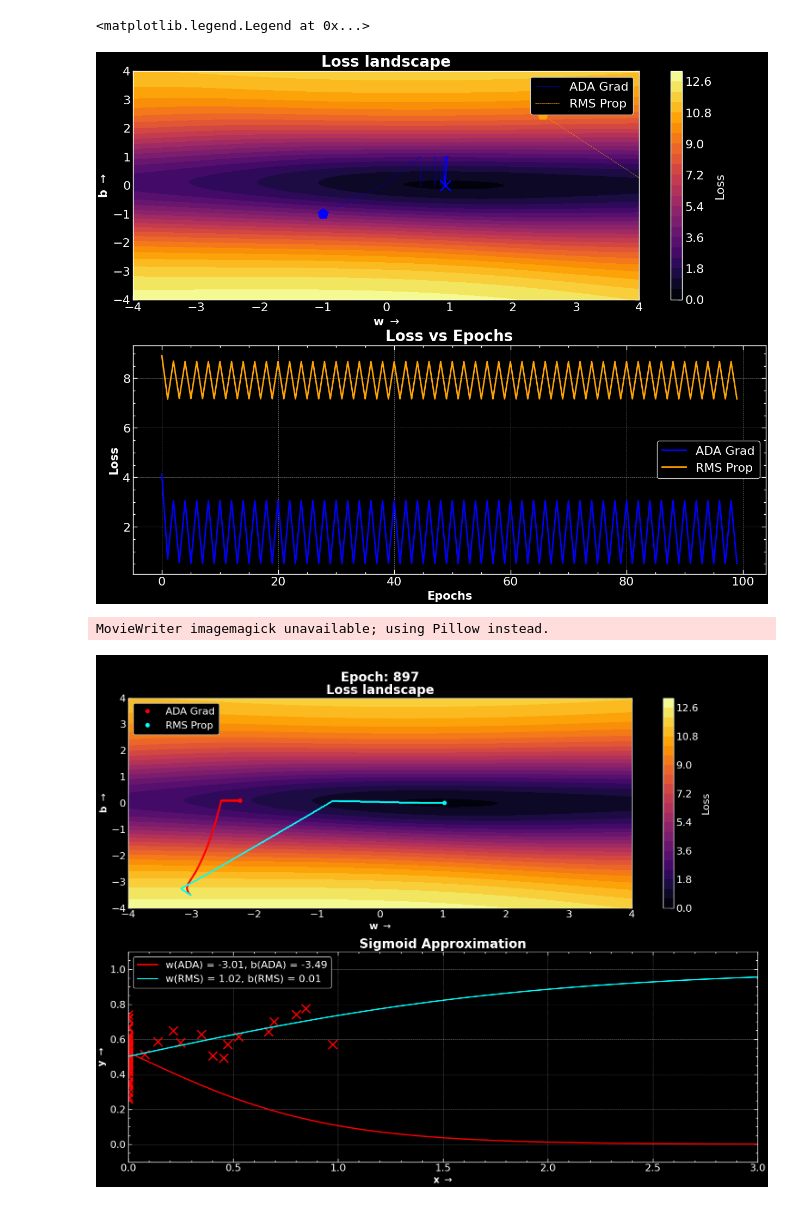
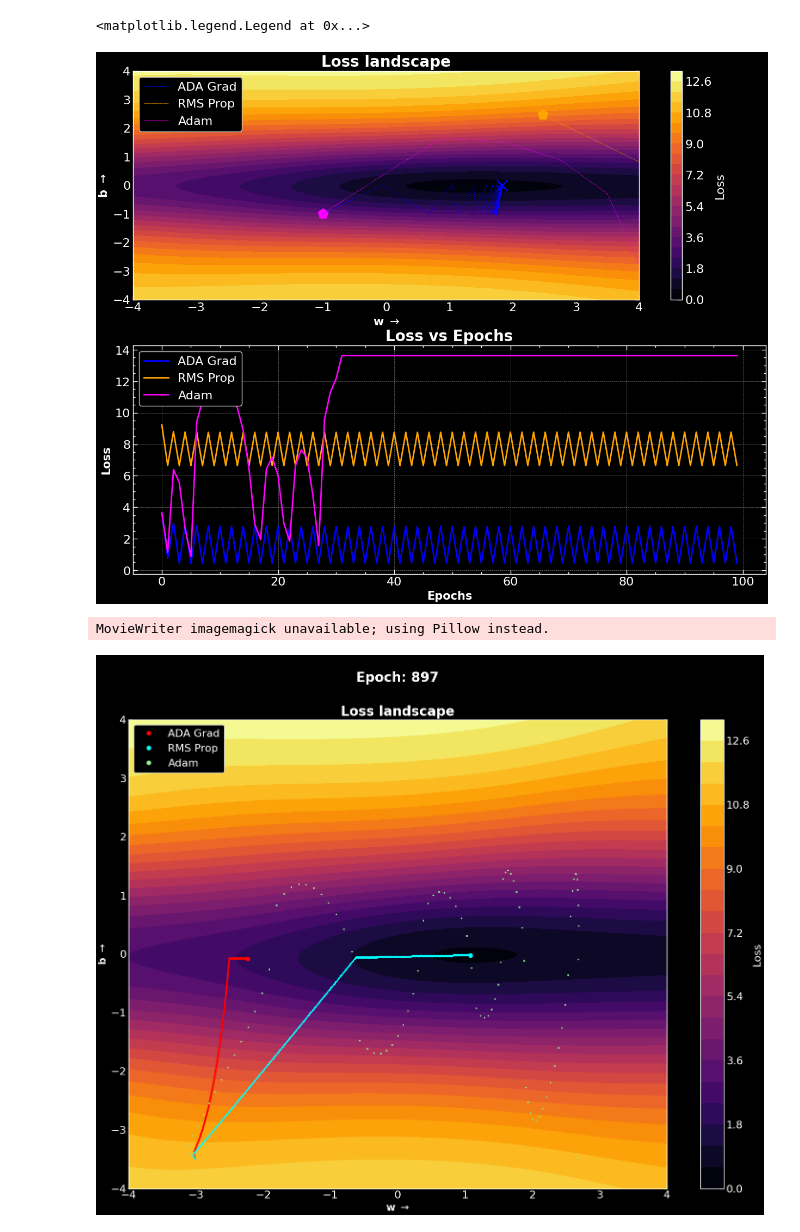
Before and after one commit to ScientificArchisman/Numerical-methods, a Jupyter notebook: Optimisation_algorithms/optim.ipynb, the cells around one changed output. Saved outputs shown, nothing was run; the diff lists cells and outputs as text; code cells hidden in the pictures.

```diff
--- a/Optimisation_algorithms/optim.ipynb
+++ b/Optimisation_algorithms/optim.ipynb
@@ -295,6 +334,7 @@ loss_matrix, w_vals, b_vals = sig.plot_loss_landscape(fig, ax1, cmap = "inferno"
 # losses_mini, ws_mini, bs_mini = sig.do_minibatch_gradient_descent(lr=1.0, epochs=EPOCHS, starting_point=(-2, -2))
 losses_ada, ws_ada, bs_ada = sig.do_adagrad(lr=1.0, epochs=EPOCHS, starting_point=(-2, -2))
 losses_rms, ws_rms, bs_rms = sig.do_rmsprop(lr=1.0, epochs=EPOCHS, beta = 0.95, starting_point=(-2, -2))
+losses_adam, ws_adam, bs_adam = sig.do_adam(lr=1.0, epochs=EPOCHS, starting_point=(-2, -2))
 
 
 # sig.trace_path(ws_VGD, bs_VGD, "white", "Vanilla Gradient Descent", ax1)
@@ -304,6 +344,7 @@ losses_rms, ws_rms, bs_rms = sig.do_rmsprop(lr=1.0, epochs=EPOCHS, beta = 0.95,
 # sig.trace_path(ws_mini, bs_mini, "cyan", "Minibatch Gradient Descent", ax1, markersize=0.2)
 sig.trace_path(ws_ada, bs_ada, "blue", "ADA Grad", ax1, markersize=0.2)
 sig.trace_path(ws_rms, bs_rms, "orange", "RMS Prop", ax1, markersize=0.2)
+sig.trace_path(ws_adam, bs_adam, "magenta", "Adam", ax1, markersize=0.2)
 
 
 # ax2.plot(losses_VGD, label = "Vanilla Gradient Descent", color = "white")
@@ -313,6 +354,7 @@ sig.trace_path(ws_rms, bs_rms, "orange", "RMS Prop", ax1, markersize=0.2)
 # ax2.plot(losses_mini, label = "Minibatch Gradient Descent", color = "cyan")
 ax2.plot(losses_ada, label = "ADA Grad", color = "blue")
 ax2.plot(losses_rms, label = "RMS Prop", color = "orange")
+ax2.plot(losses_adam, label = "Adam", color = "magenta")
 
 ax2.set_xlabel("Epochs", fontsize = 15, fontweight = "bold")
 ax2.set_ylabel("Loss", fontsize = 15, fontweight = "bold")
@@ -320,17 +362,9 @@ ax2.set_title("Loss vs Epochs", fontsize = 20, fontweight = "bold")
 ax2.legend()
 # %% [output]
 <matplotlib.legend.Legend at 0x...>
-[figure, old version]
+[figure, new version]
 # %%
-fig, ax = plt.subplots(2, 1, figsize=(15, 12))
-
-ax1, ax2 = ax.ravel()
-ax2.set_xlim(0, 3)
-ax2.set_ylim(-0.1, 1.1)
-ax2.set_title("Sigmoid Approximation", fontsize = 20, fontweight = "bold")
-ax2.set_xlabel(r"x $\rightarrow$", fontsize = 15, fontweight = "bold")
-ax2.set_ylabel(r"y $\rightarrow$", fontsize = 15, fontweight = "bold")
-ax2.scatter(xtrue, ytrue, color = "red", s = 200, marker = "x")
+fig, ax1 = plt.subplots(1, figsize=(15, 12))
 
 loss_matrix, w_vals, b_vals = sig.plot_loss_landscape(fig, ax1, cmap = "inferno")
 
@@ -345,6 +379,7 @@ STARTING_POINT = (-3, -3.5)
 # losses_mini, ws_mini, bs_mini = sig.do_minibatch_gradient_descent(lr=1.0, epochs=EPOCHS, starting_point=STARTING_POINT) # Minibatch
 losses_ada, ws_ada, bs_ada = sig.do_adagrad(lr=0.01, epochs=EPOCHS, starting_point=STARTING_POINT)
 losses_rms, ws_rms, bs_rms = sig.do_rmsprop(lr=0.01, epochs=EPOCHS, beta = 0.5, starting_point=STARTING_POINT)
+losses_adam, ws_adam, bs_adam = sig.do_adam(lr=0.1, epochs=EPOCHS, starting_point=STARTING_POINT)
 
 
 # line_pt_vgd, = ax1.plot([], [], "o", color = "lightgreen", markersize = 1.5) # VGD
@@ -354,6 +389,7 @@ losses_rms, ws_rms, bs_rms = sig.do_rmsprop(lr=0.01, epochs=EPOCHS, beta = 0.5,
 # line_pt_mini, = ax1.plot([], [], "-", linewidth = 1.0, color = "cyan", markersize = 1.2) # Minibatch
 line_pt_ada, = ax1.plot([], [], "o", color = "red", markersize = 1.5) # ADA Grad
 line_pt_rms, = ax1.plot([], [], "o", color = "cyan", markersize = 1.5) # RMS Prop
+line_pt_adam, = ax1.plot([], [], "o", color = "lightgreen", markersize = 1.5) # Adam
 
 
 
@@ -364,10 +400,12 @@ line_pt_rms, = ax1.plot([], [], "o", color = "cyan", markersize = 1.5) # RMS Pro
                         #  label = f"w(SGD) = {ws_SGD[0]:.2f}, b(SGD) = {bs_SGD[0]:.2f}") #SGD
 # line_sig_mini, = ax2.plot([], [], "-", color = "cyan", markersize = 0.2,
                             # label = f"w(Mini) = {ws_mini[0]:.2f}, b(Mini) = {bs_mini[0]:.2f}") # Minibatch
-line_sig_ada, = ax2.plot([], [], "-", color = "red", markersize = 0.2,
-                            label = f"w(ADA) = {ws_ada[0]:.2f}, b(ADA) = {bs_ada[0]:.2f}") # ADA Grad
-line_sig_rms, = ax2.plot([], [], "-", color = "cyan", markersize = 0.2,
-                            label = f"w(RMS) = {ws_rms[0]:.2f}, b(RMS) = {bs_rms[0]:.2f}") # RMS Prop
+# line_sig_ada, = ax2.plot([], [], "-", color = "red", markersize = 0.2,
+#                             label = f"w(ADA) = {ws_ada[0]:.2f}, b(ADA) = {bs_ada[0]:.2f}") # ADA Grad
+# line_sig_rms, = ax2.plot([], [], "-", color = "cyan", markersize = 0.2,
+#                             label = f"w(RMS) = {ws_rms[0]:.2f}, b(RMS) = {bs_rms[0]:.2f}") # RMS Prop
+# line_sig_adam, = ax2.plot([], [], "-", color = "lightgreen", markersize = 0.2,
+#                             label = f"w(Adam) = {ws_adam[0]:.2f}, b(Adam) = {bs_adam[0]:.2f}") # Adam
 
 # point_vgd, = ax1.plot([], [], "o", color = "lightgreen",  label = "Vanilla Gradient Descent") #VGD
 # point_mgd, = ax1.plot([], [], "ro",  label = "Momentum based Gradient Descent") #MGD
@@ -376,6 +414,7 @@ line_sig_rms, = ax2.plot([], [], "-", color = "cyan", markersize = 0.2,
 # point_mini, = ax1.plot([], [], "o", color = "cyan",  label = "Minibatch") # Minibatch
 point_ada, = ax1.plot([], [], "o", color = "red",  label = "ADA Grad") # ADA Grad
 point_rms, = ax1.plot([], [], "o", color = "cyan",  label = "RMS Prop") # RMS Prop
+point_adam, = ax1.plot([], [], "o", color = "lightgreen",  label = "Adam") # Adam
 
 ax1.legend(loc = "upper left")
 
@@ -392,6 +431,7 @@ def init():
     # line_pt_mini.set_data([], [])
     line_pt_ada.set_data([], [])
     line_pt_rms.set_data([], [])
+    line_pt_adam.set_data([], [])
 
 
     # line_sig_vgd.set_data([], [])
@@ -399,8 +439,9 @@ def init():
     # line_sig_nag.set_data([], [])
     # line_sig_sgd.set_data([], [])
     # line_sig_mini.set_data([], [])
-    line_sig_ada.set_data([], [])
-    line_sig_rms.set_data([], [])
+    # line_sig_ada.set_data([], [])
+    # line_sig_rms.set_data([], [])
+    # line_sig_adam.set_data([], [])
 
     # point_vgd.set_data([], [])
     # point_mgd.set_data([], [])
@@ -409,10 +450,11 @@ def init():
     # point_mini.set_data([], [])
     point_ada.set_data([], [])
     point_rms.set_data([], [])
+    point_adam.set_data([], [])
 
 
     suptitle.set_text("Epoch: 0")
-    return  line_pt_ada, line_pt_rms, line_sig_ada, line_sig_rms, point_ada, point_rms, suptitle
+    return  line_pt_ada, line_pt_rms, point_ada, point_rms, line_pt_adam,  point_adam, suptitle
 
 xfit = np.linspace(0, 3, 100)
 epoch_text = ax1.text(0.5, 1.08, "Epoch: 0", fontsize=20, fontweight="bold", ha="center", transform=ax1.transAxes)
@@ -427,6 +469,7 @@ def animate(i):
     # w_mini, b_mini = ws_mini[frame_end], bs_mini[frame_end] # Minibatch
     w_ada, b_ada = ws_ada[frame_end], bs_ada[frame_end] # ADA Grad
     w_rms, b_rms = ws_rms[frame_end], bs_rms[frame_end] # RMS Prop
+    w_adam, b_adam = ws_adam[frame_end], bs_adam[frame_end] # Adam
 
     # y_pts_vgd = sig.calc_sigmoid(xfit, w_vgd, b_vgd) # VGD
     # y_pts_mgd = sig.calc_sigmoid(xfit, w_mgd, b_mgd) # MGD
@@ -435,6 +478,7 @@ def animate(i):
     # y_pts_mini = sig.calc_sigmoid(xfit, w_mini, b_mini) # Minibatch
     y_pts_ada = sig.calc_sigmoid(xfit, w_ada, b_ada) # ADA Grad
     y_pts_rms = sig.calc_sigmoid(xfit, w_rms, b_rms) # RMS Prop
+    y_pts_adam = sig.calc_sigmoid(xfit, w_adam, b_adam) # Adam
 
     # line_pt_vgd.set_data(ws_VGD[:frame_end], bs_VGD[:frame_end]) # VGD
     # line_pt_mgd.set_data(ws_MGD[:frame_end], bs_MGD[:frame_end]) # MGD
@@ -443,42 +487,47 @@ def animate(i):
     # line_pt_mini.set_data(ws_mini[:frame_end], bs_mini[:frame_end]) # Minibatch
     line_pt_ada.set_data(ws_ada[:frame_end], bs_ada[:frame_end]) # ADA Grad
     line_pt_rms.set_data(ws_rms[:frame_end], bs_rms[:frame_end]) # RMS Prop
+    line_pt_adam.set_data(ws_adam[:frame_end], bs_adam[:frame_end]) # Adam
 
 
     # line_sig_vgd.set_data(xfit, y_pts_vgd) # VGD
     # line_sig_mgd.set_data(xfit, y_pts_mgd) # MGD
     # line_sig_nag.set_data(xfit, y_pts_nag) # NAG
     # line_sig_sgd.set_data(xfit, y_pts_sgd) # SGD
     # line_sig_mini.set_data(xfit, y_pts_mini) # Minibatch
-    line_sig_ada.set_data(xfit, y_pts_ada) # ADA Grad
-    line_sig_rms.set_data(xfit, y_pts_rms) # RMS Prop
+    # line_sig_ada.set_data(xfit, y_pts_ada) # ADA Grad
+    # line_sig_rms.set_data(xfit, y_pts_rms) # RMS Prop
+    # line_sig_adam.set_data(xfit, y_pts_adam) # Adam
 
 
     # point_vgd.set_data(ws_VGD[frame_end], bs_VGD[frame_end]) # VGD
     # point_mgd.set_data(ws_MGD[frame_end], bs_MGD[frame_end]) # MGD
     # point_nag.set_data(ws_NMGD[frame_end], bs_NMGD[frame_end]) # NAG
     # point_sgd.set_data(ws_SGD[frame_end], bs_SGD[frame_end]) # SGD
     # point_mini.set_data(ws_mini[frame_end], bs_mini[frame_end]) # Minibatch
     point_ada.set_data(ws_ada[frame_end], bs_ada[frame_end]) # ADA Grad
     point_rms.set_data(ws_rms[frame_end], bs_rms[frame_end]) # RMS Prop
+    point_adam.set_data(ws_adam[frame_end], bs_adam[frame_end]) # Adam
 
 
     epoch_text.set_text(f'Epoch: {frame_end}')
 
 
     # ax2.legend(loc = "upper left").texts[0].set_text(f'w(VGD) = {w_vgd:.2f}, b(VGD) = {b_vgd:.2f}')
     # ax2.legend(loc = "upper left").texts[1].set_text(f'w(MGD) = {w_mgd:.2f}, b(MGD) = {b_mgd:.2f}')
     # ax2.legend(loc = "upper left").texts[2].set_text(f'w(NAG) = {w_nag:.2f}, b(NAG) = {b_nag:.2f}')
     # ax2.legend(loc = "upper left").texts[0].set_text(f'w(SGD) = {w_sgd:.2f}, b(SGD) = {b_sgd:.2f}')
     # ax2.legend(loc = "upper left").texts[1].set_text(f'w(Mini) = {w_mini:.2f}, b(Mini) = {b_mini:.2f}')
-    ax2.legend(loc = "upper left").texts[0].set_text(f'w(ADA) = {w_ada:.2f}, b(ADA) = {b_ada:.2f}')
-    ax2.legend(loc = "upper left").texts[1].set_text(f'w(RMS) = {w_rms:.2f}, b(RMS) = {b_rms:.2f}')
+    # ax2.legend(loc = "upper left").texts[0].set_text(f'w(ADA) = {w_ada:.2f}, b(ADA) = {b_ada:.2f}')
+    # ax2.legend(loc = "upper left").texts[1].set_text(f'w(RMS) = {w_rms:.2f}, b(RMS) = {b_rms:.2f}')
+    # ax2.legend(loc = "upper left").texts[2].set_text(f'w(Adam) = {w_adam:.2f}, b(Adam) = {b_adam:.2f}')
 
-    return line_pt_ada, line_pt_rms, line_sig_ada, line_sig_rms, point_ada, point_rms, epoch_text
+    return line_pt_ada, line_pt_rms,  point_ada, point_rms, line_pt_adam, point_adam, epoch_text
+
 
 plt.tight_layout()
 ani = animation.FuncAnimation(fig, animate, frames=desired_frames, init_func=init, blit=True)
-ani.save("ADAGRAD+RMS.gif", writer="imagemagick", fps=30)
+ani.save("ADAGRAD+RMS+ADAM.gif", writer="imagemagick", fps=30)
 # %% [output]
 MovieWriter imagemagick unavailable; using Pillow instead.
-[figure, old version]
+[figure, new version]
```
Also changed, not shown: parts of 5 cells of this notebook, 7 other files.
